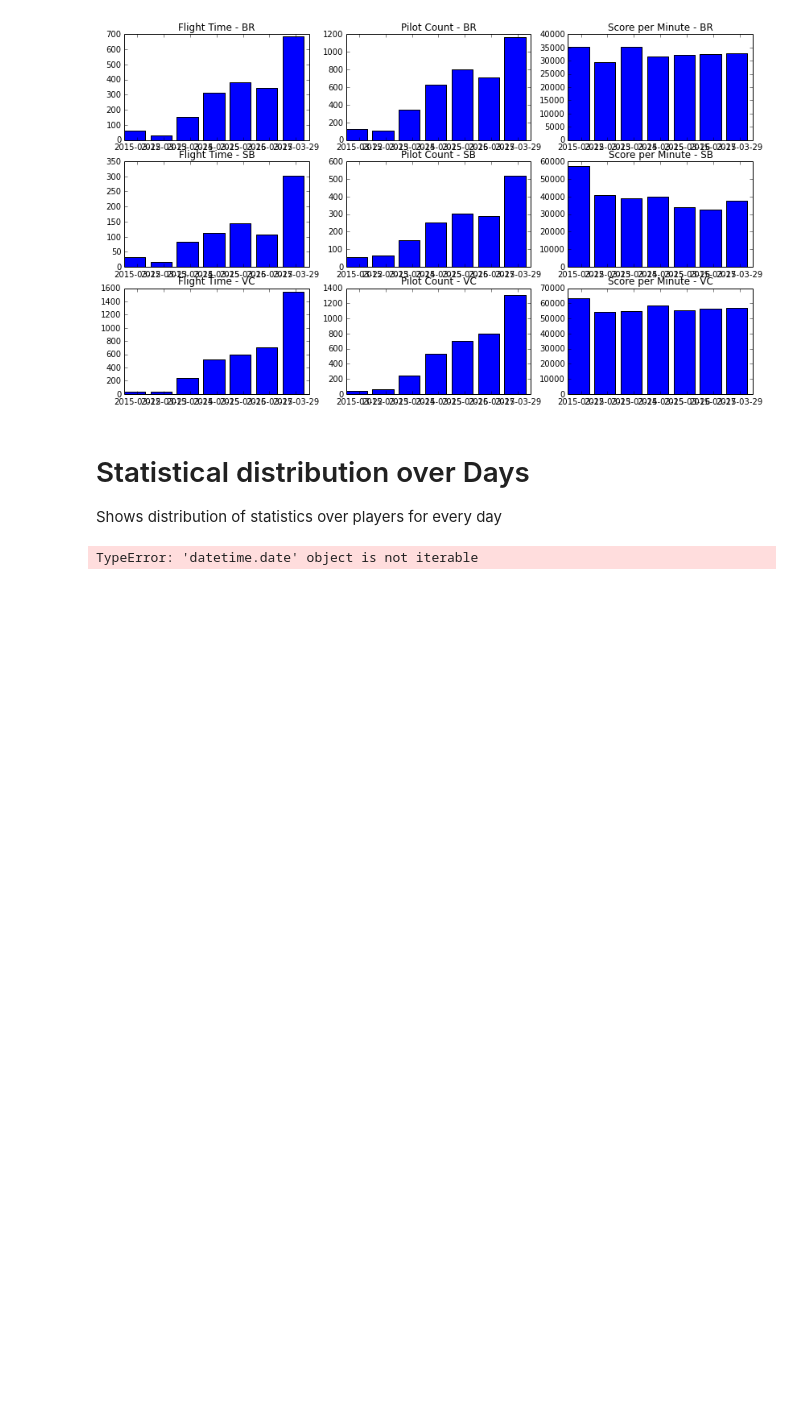
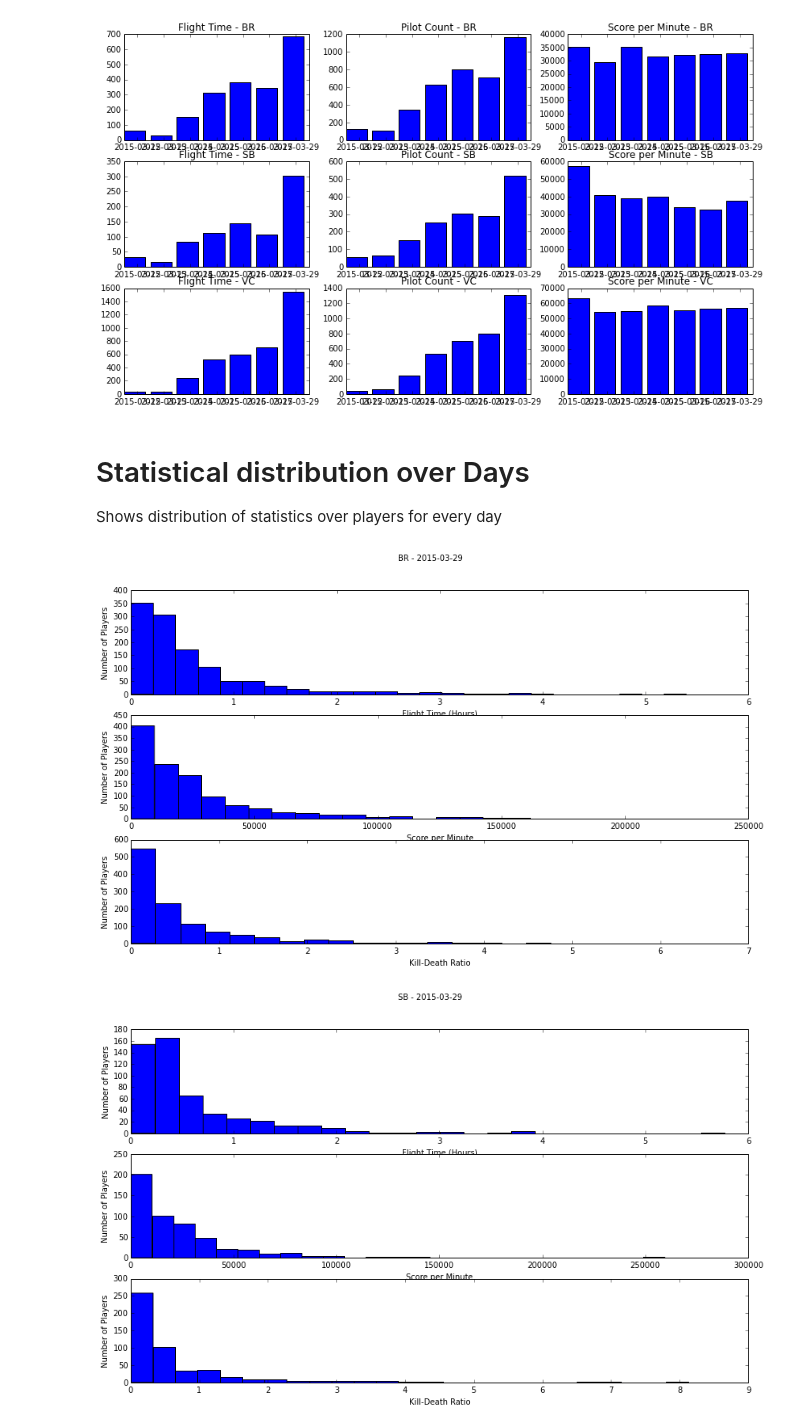
Before and after one commit to WhiteMagic/sc_api, a Jupyter notebook: SC Plots.ipynb, the cells around one changed output. Cells and saved outputs as stored; diff of their text form; code cells hidden in the pictures; blank space fills up the shorter version.

```diff
--- a/SC Plots.ipynb
+++ b/SC Plots.ipynb
@@ -357,32 +357,33 @@ for i, mode in enumerate(modes):
             "flight_time": [],
             "spm": [],
             "kdr": [],
         }
         for pilot in data[mode].get_data(key).values():
             daily_data[key]["flight_time"].append(pilot.flight_time)
             daily_data[key]["spm"].append(pilot.score / pilot.flight_time)
             if pilot.deaths > 0:
                 daily_data[key]["kdr"].append(pilot.kills / pilot.deaths)
 
-    for key in date_keys[-1]:
+    for key in [date_keys[-1]]:
         plt.figure()
         plt.suptitle("{} - {}".format(mode, key))
 
         plt.subplot(3, 1, 1)
         plt.hist(daily_data[key]["flight_time"], bins=25)
         plt.ylabel("Number of Players")
         plt.xlabel("Flight Time (Hours)")
 
         plt.subplot(3, 1, 2)
         plt.hist(daily_data[key]["spm"], bins=25)
         plt.ylabel("Number of Players")
         plt.xlabel("Score per Minute")
 
         plt.subplot(3, 1, 3)
         plt.hist(daily_data[key]["kdr"], bins=25)
         plt.ylabel("Number of Players")
         plt.xlabel("Kill-Death Ratio")
 
         plt.show()
 # %% [output]
-TypeError: 'datetime.date' object is not iterable
+[figure, added]
+[figure, added]
```
Also changed, not shown: parts of 1 cell of this notebook.
